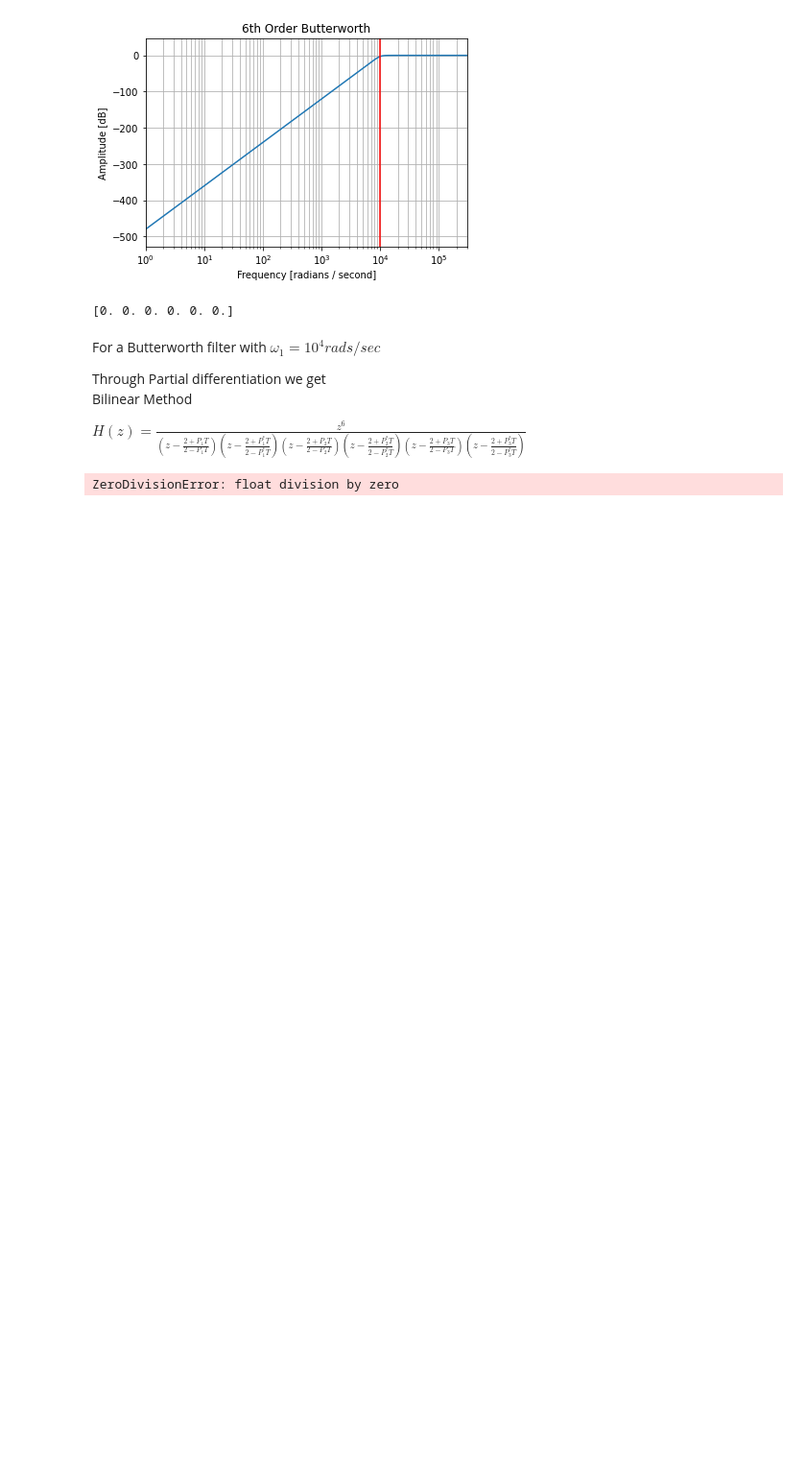
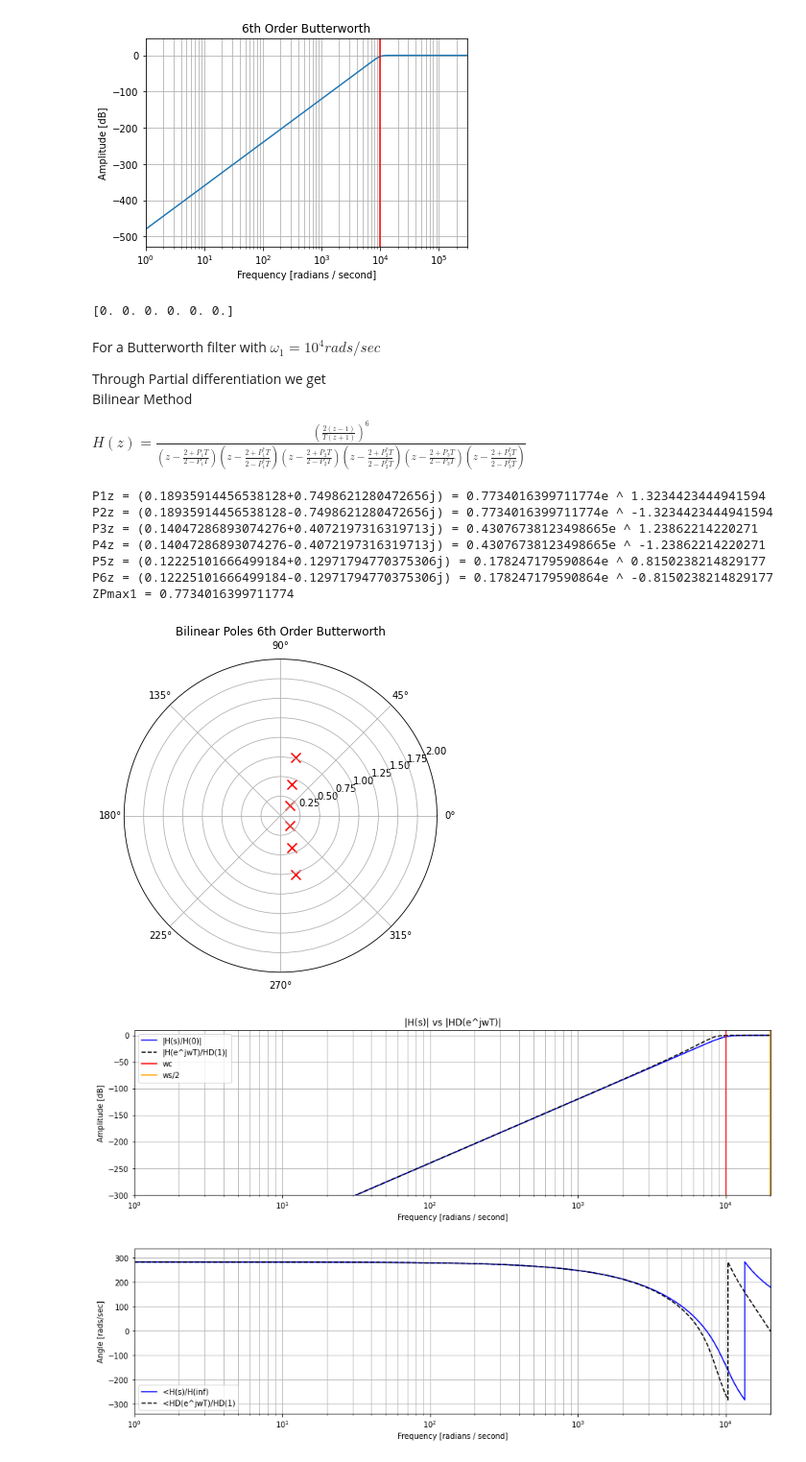
Before and after one commit to nico7/DSP-Projects, a Jupyter notebook: IIR Design - Project 2.ipynb, the cells around one changed output. Shown at 96% size. Cells and saved outputs as stored; diff of their text form; code cells hidden in the pictures; blank space fills up the shorter version.

```diff
--- a/IIR Design - Project 2.ipynb
+++ b/IIR Design - Project 2.ipynb
@@ -268,7 +270,7 @@ HP 6th order Butterworth Filter
 # %%
 w1 = 10 ** 4
 
-ws = 40 * w1
+ws = 4 * w1
 fs = ws / (2 * np.pi)
 
 Ts = 1/fs
@@ -321,64 +323,71 @@ Through Partial differentiation we get
 
 Bilinear Method
 <div></div>
-$ H(z)=  \frac{z^6}{\left( z- \frac{2+P_1T}{2-P_1T} \right) \left(z- \frac{2+P_1^*T}{2-P_1^*T}\right) \left(z- \frac{2+P_2T}{2-P_2T} \right) \left(z- \frac{2+P_2^*T}{2-P_2^*T} \right) \left(z- \frac{2+P_3T}{2-P_3T} \right) \left(z- \frac{2+P_3^*T}{2-P_3^*T}\right)} $
+$ H(z)=  \frac{ \left( \frac{2 (z - 1)}{T (z + 1)} \right)^6}{\left( z- \frac{2+P_1T}{2-P_1T} \right) \left(z- \frac{2+P_1^*T}{2-P_1^*T}\right) \left(z- \frac{2+P_2T}{2-P_2T} \right) \left(z- \frac{2+P_2^*T}{2-P_2^*T} \right) \left(z- \frac{2+P_3T}{2-P_3T} \right) \left(z- \frac{2+P_3^*T}{2-P_3^*T}\right)} $
 # %%
 z_bi_poles = (2 + (poles * Ts))/(2 - (poles * Ts))
 
 z = np.e ** (w * complex(0, 1) * Ts)
+zs = np.e ** (ws * complex(0, 1) * Ts)
 
-numerator = ((2 *(z - 1)) /(Ts* (z + 1))) ** 6
-Hz_b = (z - z_bi_poles[0]) * (z - z_bi_poles[1]) * (z - z_bi_poles[2]) * (z - z_bi_poles[3]) * (z - z_bi_poles[4]) * (z - z_bi_poles[5])
+
+bilin = (2*(z - 1))/(Ts * (z + 1))
+numerator = (bilin ** 6)
+Hz_b = (bilin - poles[0]) * (bilin - poles[1]) * (bilin - poles[2]) * (bilin - poles[3]) * (bilin - poles[4]) * (bilin - poles[5])
 Hz_b = numerator / Hz_b
 
-other_num = ((2 *(-1 - 1)) /(Ts* (-1 + 1))) ** 6
-Hz_epit = other_num/(-1 - z_bi_poles[0]) * (-1 - z_bi_poles[1]) * (-1 - z_bi_poles[2]) * (-1 - z_bi_poles[3]) * (-1 - z_bi_poles[4]) * (-1 - z_bi_poles[5])
+other_bilin = (2*(zs - 1))/(Ts * (zs + 1))
+other_num = (other_bilin) ** 6
 
+Hz_epit = other_num/(other_bilin - poles[0]) * (other_bilin - poles[1]) * (other_bilin - poles[2]) * (other_bilin - poles[3]) * (other_bilin - poles[4]) * (other_bilin - poles[5])
 
 
 for i in range(len(z_bi_poles)):
     print(f'P{i+1}z = {z_bi_poles[i]} = {np.abs(z_bi_poles[i])}e ^ {np.angle(z_bi_poles[i])}')
 
-nn = int(2 * np.pi * 5_500) + 1
+nn = int(2 * np.pi * 3_200) + 1
 
 print(f'ZPmax1 = {max(np.abs(z_bi_poles))}')
 
 fig = plt.figure(figsize = (10, 6))
 ax = fig.add_subplot(projection='polar')
 ax.set_title("Bilinear Poles 6th Order Butterworth")
 ax.set_ylim([0,2])
 c = ax.scatter(np.angle(z_bi_poles), np.abs(z_bi_poles), s=100, c='red', marker='x')
 plt.show()
 
 plt.figure().set_figwidth(15)
 plt.margins(0, 0.1)
-plt.semilogx(w[:nn],  20 * np.log10(np.abs(h[:nn])), '.', c='lightgreen', label = '|H(s)/H(0)|')
-plt.semilogx(w[:nn], 20 * np.log10(np.abs(Hz_b[:nn]/Hz_epit)), '--', c='black', label = '|H(e^jwT)/HD(1)|')
-
+plt.semilogx(w[:nn],  20 * np.log10(np.abs(h[:nn]/h[nn])), '-', c='blue', label = '|H(s)/H(0)|')
+plt.semilogx(w[:nn], 20 * np.log10(np.abs(Hz_b[:nn])), '--', c='black', label = '|H(e^jwT)/HD(1)|')
+plt.ylim(-300,10)
 plt.title('|H(s)| vs |HD(e^jwT)|')
-
 plt.xlabel('Frequency [radians / second]')
-
 plt.ylabel('Amplitude [dB]')
-
 plt.grid(which='both', axis='both')
-
 plt.axvline(w1, color='red', label='wc') # cutoff frequency
-
 plt.axvline(ws/2, color='orange', label = 'ws/2') # cutoff frequency
-
 plt.legend()
 plt.show()
 
 
 plt.figure().set_figwidth(15)
 plt.margins(0, 0.1)
 plt.ylabel('Angle [rads/sec]')
 plt.xlabel('Frequency [radians / second]')
-plt.semilogx(w[:nn],  90 * np.angle(h[:nn]), '.', c='lightgreen', label = '<H(s)/H(0)')
-plt.semilogx(w[:nn],  90 * np.angle(H_D[:nn]), '--', c='black', label = '<HD(e^jwT)/HD(1)')
+plt.semilogx(w[:nn], 90 * np.angle(h[:nn]), '-', c='blue', label = '<H(s)/H(inf)')
+plt.semilogx(w[:nn], 90 * np.angle(Hz_b[:nn]), '--', c='black', label = '<HD(e^jwT)/HD(1)')
 plt.grid(which='both', axis='both')
 plt.legend()
 plt.show()
 # %% [output]
-ZeroDivisionError: float division by zero
+P1z = (0.18935914456538128+0.7498621280472656j) = 0.7734016399711774e ^ 1.3234423444941594
+P2z = (0.18935914456538128-0.7498621280472656j) = 0.7734016399711774e ^ -1.3234423444941594
+P3z = (0.14047286893074276+0.4072197316319713j) = 0.43076738123498665e ^ 1.23862214220271
+P4z = (0.14047286893074276-0.4072197316319713j) = 0.43076738123498665e ^ -1.23862214220271
+P5z = (0.12225101666499184+0.12971794770375306j) = 0.178247179590864e ^ 0.8150238214829177
+P6z = (0.12225101666499184-0.12971794770375306j) = 0.178247179590864e ^ -0.8150238214829177
+ZPmax1 = 0.7734016399711774
+[figure, added]
+[figure, added]
+[figure, added]
```
Also changed, not shown: parts of 5 cells of this notebook.
